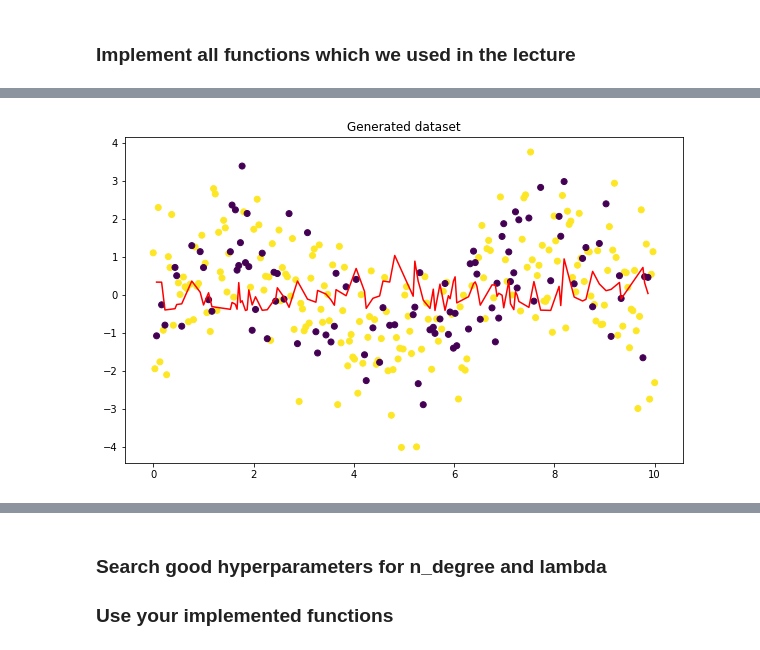
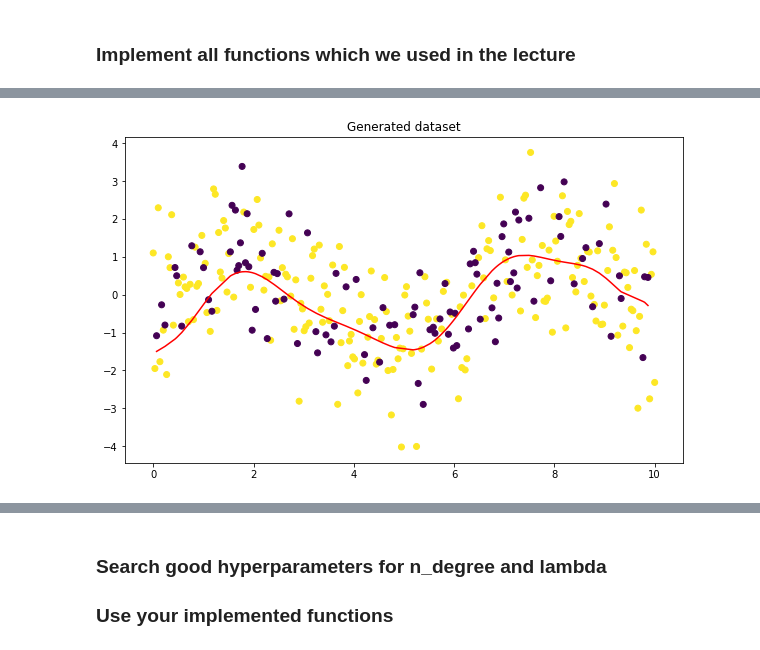
Before and after one commit to hakobian4/Machine_Learning, a Jupyter notebook: Supervised/Polynomial_Regression_Homework.ipynb, the cells around one changed output, grey strips where cells are left out. Saved outputs shown, nothing was run; the diff lists cells and outputs as text; code cells hidden in the pictures.

Commit message:
Polynomial Regression

```diff
--- a/Supervised/Polynomial_Regression_Homework.ipynb
+++ b/Supervised/Polynomial_Regression_Homework.ipynb
@@ -197,5 +197,5 @@ def plot_lambda_vs_loss(X_train, Y_train, X_test, Y_test, degree, lambda_range =
     plt.ylabel("MSE Loss")
     plt.legend(loc = 0)
 # %%
-plot_polinomial_regression(X_train, Y_train, X_test, Y_test, n_degree = 3, lambda_ = 0.01)
+plot_polinomial_regression(X_train, Y_train, X_test, Y_test, n_degree = 15, lambda_ = 0)
 # %% [output]
@@ -204,4 +204,4 @@ Test loss: 0.7566390099352664
-[figure, old version]
+[figure, new version]
 # %%
 plot_degree_vs_loss(X_train, Y_train, X_test, Y_test, range_ = 10, lambda_ = None)
 # %% [output]
```
Also changed, not shown: parts of 4 cells of this notebook.
